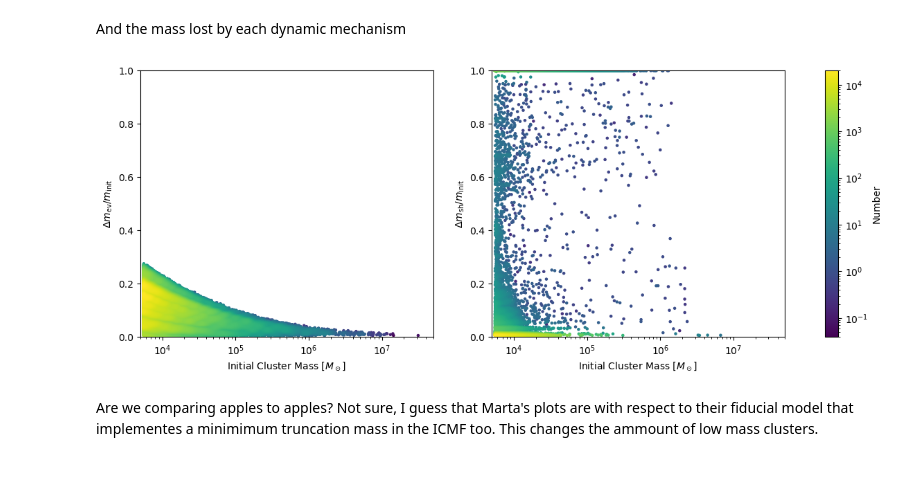
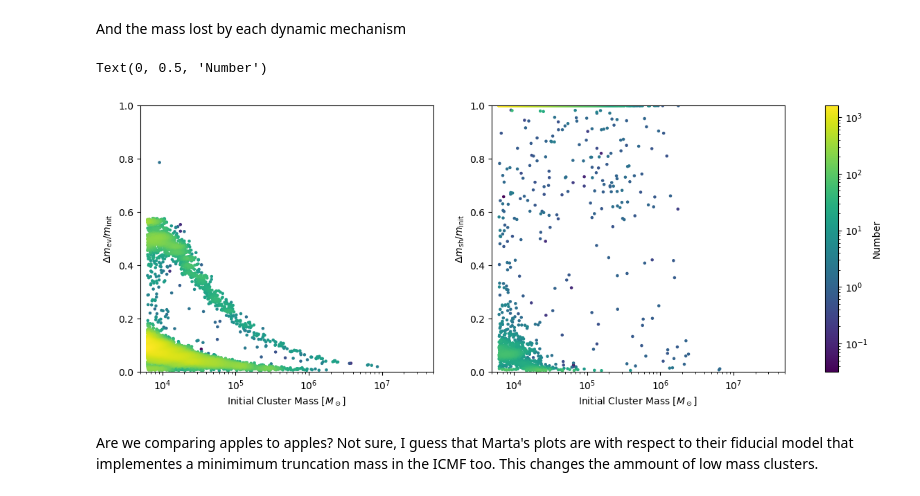
Before and after one commit to pablocoque/post_process_routines, a Jupyter notebook: mass_functions_compare.ipynb, the cells around one changed output. Saved outputs shown, nothing was run; the diff lists cells and outputs as text; code cells hidden in the pictures.

```diff
--- a/mass_functions_compare.ipynb
+++ b/mass_functions_compare.ipynb
@@ -96,2 +103,6 @@ clusters_birthtime = np.array(clusters_birthtime)
+# %%
+clusters_disruptiontime = h[1].s['DisruptionTime'][mask_clusters_initial].flatten()
+clusters_disruptiontime = clusters_disruptiontime[not_empty_clusters]
+disruption_gyr = np.nan_to_num(pynbody.analysis.cosmology.age(s,z = 1./clusters_disruptiontime - 1.), nan=0.)
 # %% [markdown]
 And finally define the lifetime and age in gigayears
@@ -103,3 +109,6 @@ lifetime_gyr[np.logical_not(disruption_time>0)] = 20
+# %%
+lifetime_gyr = disruption_gyr - clusters_birthtime
+lifetime_gyr[np.logical_not(disruption_gyr>0)] = 16
 # %% [markdown]
 Just for curiosity, check how many stars formed more mass in clusters than its actual mass
 # %%
@@ -196,3 +197,7 @@ veryold_mask = (clusters_birthtime>10)
+# %%
+young_mask = (clusters_age<0.5)
+old_mask = (clusters_age>4)
+veryold_mask = (clusters_age>10)
 # %% [markdown]
 Compare mass functions
 # %%
@@ -293,11 +315,21 @@ Now, plot the lifetime of clusters
 # %%
 fig = plt.figure()
 ax1 = fig.add_subplot(1,1,1)
-ax1, cb = density_scatter(init_cluster_masses, lifetime_gyr, ax=ax1, bins=[marray_icmf, np.logspace(-2,1.5,100)], edgecolors='face', s=5, norm='log')
+ax2 = ax1.twinx()
+ax1, cb = density_scatter(init_cluster_masses[veryold_mask], lifetime_gyr[veryold_mask], ax=ax1, bins=[marray_icmf, np.logspace(-2,1.5,100)], edgecolors='face', s=5, norm='log')
 ax1.set(xscale='log', yscale='log', xlim=(5e3, 1e7), ylim=(1e-2, 2.3e1))
 ax1.set(xlabel=r'$\rm{Initial}$ $\rm{Cluster}$ $\rm{Mass}$ [$M_\odot$]', ylabel=r'$t_{\rm{disruption}}$ [$\rm{Gyr}$]')
+ax2.plot((marray_icmf[:-1] + marray_icmf[1:])/2, fraction, color='r', label='Number fraction')
+ax2.plot((marray_icmf[:-1] + marray_icmf[1:])/2, massfraction, color='b', label='Mass fraction')
+ax2.set_ylim(0, 1)
+ax2.set_ylabel('Fraction of disrupted clusters/surviving mass')
+ax2.legend()
 
 cbar = fig.colorbar(cb, ax=ax1)
+# Move the colorbar to a new position
+new_position = fig.add_axes([0.85, 0.11, 0.03, 0.77])
+cbar.ax.remove()
+cbar = fig.colorbar(cb, cax=new_position)
 cbar.ax.set_ylabel('Number')
-plt.savefig('disrupted_new.pdf')
+# plt.savefig('disrupted_new.pdf')
 # %% [output]
@@ -310,14 +343,15 @@ mshminit = masslostshock/init_cluster_masses
 mshminit[(mshminit>1)] = 1
 # %%
 fig, ax = plt.subplots(1, 2, figsize=(15,5))
-ax[0], cb = density_scatter(init_cluster_masses, mevminit, ax=ax[0],bins=[marray_icmf, np.linspace(0,1.1,100)], edgecolors='face', s=5, norm='log')
-ax[1], cb = density_scatter(init_cluster_masses, mshminit, ax=ax[1],bins=[marray_icmf, np.linspace(0,1.1,100)], edgecolors='face', s=5, norm='log')
+ax[0], cb = density_scatter(init_cluster_masses[veryold_mask], mevminit[veryold_mask], ax=ax[0],bins=[marray_icmf, np.linspace(0,1.1,100)], edgecolors='face', s=5, norm='log')
+ax[1], cb = density_scatter(init_cluster_masses[veryold_mask], mshminit[veryold_mask], ax=ax[1],bins=[marray_icmf, np.linspace(0,1.1,100)], edgecolors='face', s=5, norm='log')
 ax[0].set(xscale='log', xlim=(5e3, 5e7), ylim=(0,1), xlabel=r'$\rm{Initial}$ $\rm{Cluster}$ $\rm{Mass}$ [$M_\odot$]', ylabel=r'$\Delta m_{\rm{ev}}/m_{\rm{init}}$')
 ax[1].set(xscale='log', xlim=(5e3, 5e7), ylim=(0,1), xlabel=r'$\rm{Initial}$ $\rm{Cluster}$ $\rm{Mass}$ [$M_\odot$]', ylabel=r'$\Delta m_{\rm{sh}}/m_{\rm{init}}$')
 cbar = fig.colorbar(cb, ax=ax)
 cbar.ax.set_ylabel('Number')
-plt.savefig('lostmass_new.pdf')
+# plt.savefig('lostmass_new.pdf')
 # %% [output]
+Text(0, 0.5, 'Number')
-[figure, old version]
+[figure, new version]
 # %% [markdown]
 Are we comparing apples to apples? Not sure, I guess that Marta's plots are with respect to their fiducial model that implementes a minimimum truncation mass in the ICMF too. This changes the ammount of low mass clusters.
```
Also changed, not shown: parts of 35 cells of this notebook, 4 other files.
